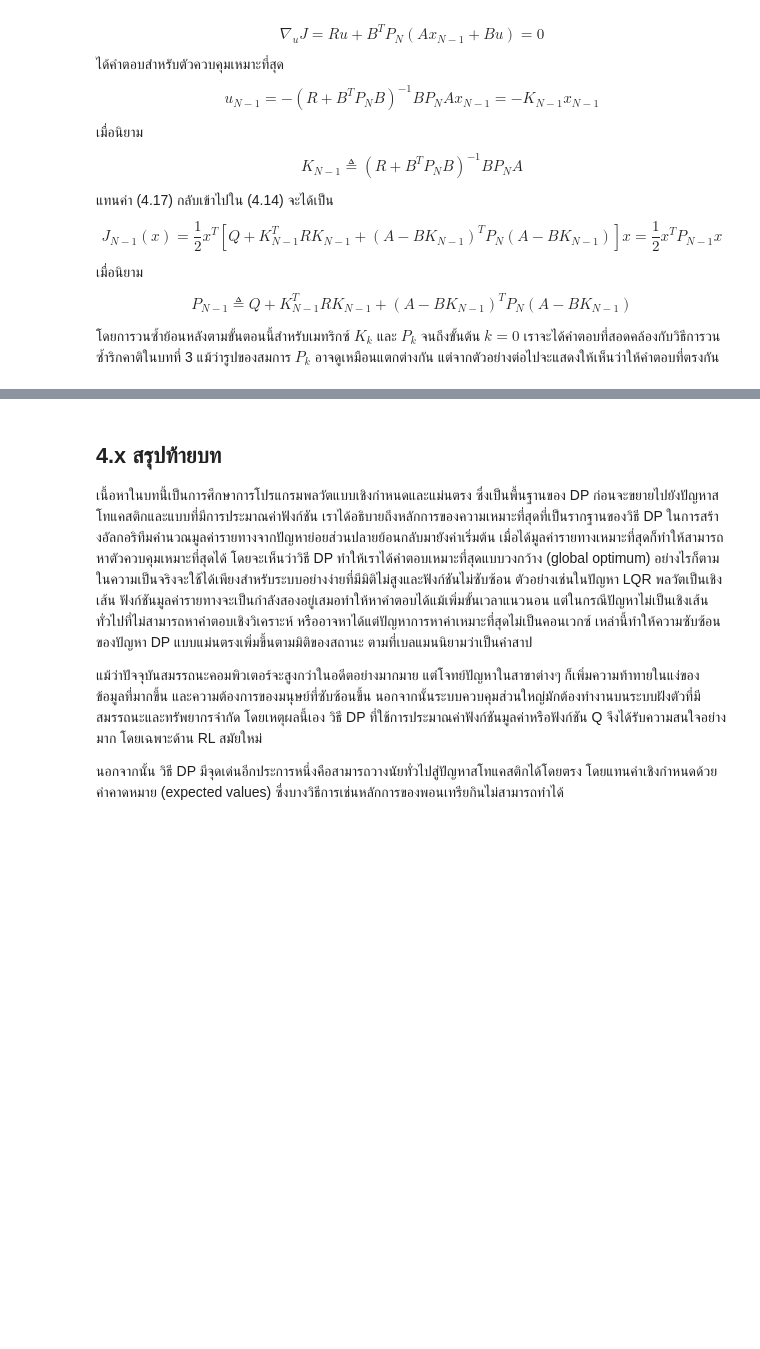
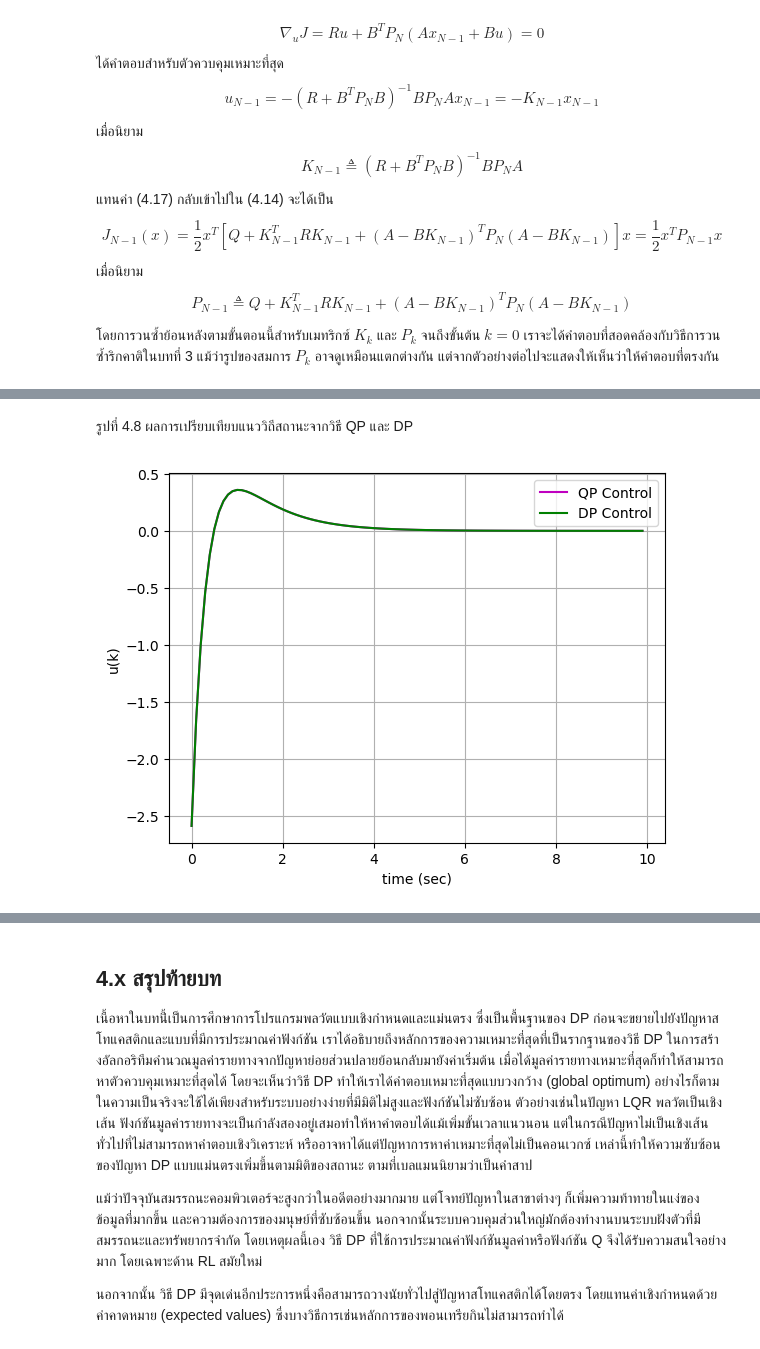
Before and after one commit to dewdotninja/ocrl, a Jupyter notebook: doc/notebooks/chapter4.ipynb, the cells around one changed output, grey strips where cells are left out. Saved outputs shown, nothing was run; the diff lists cells and outputs as text; code cells hidden in the pictures; blank space fills up the shorter version.

```diff
--- a/doc/notebooks/chapter4.ipynb
+++ b/doc/notebooks/chapter4.ipynb
@@ -364,0 +481,6 @@ $$
+# %% [markdown]
+รูปที่ 4.8 ผลการเปรียบเทียบแนววิถีสถานะจากวิธี QP และ DP
+# %%
+compare_u(thist,uhist_qp.flatten(), uhist_dp.flatten())
+# %% [output]
+[figure, added]
```
Also changed, not shown: parts of 45 cells of this notebook.
